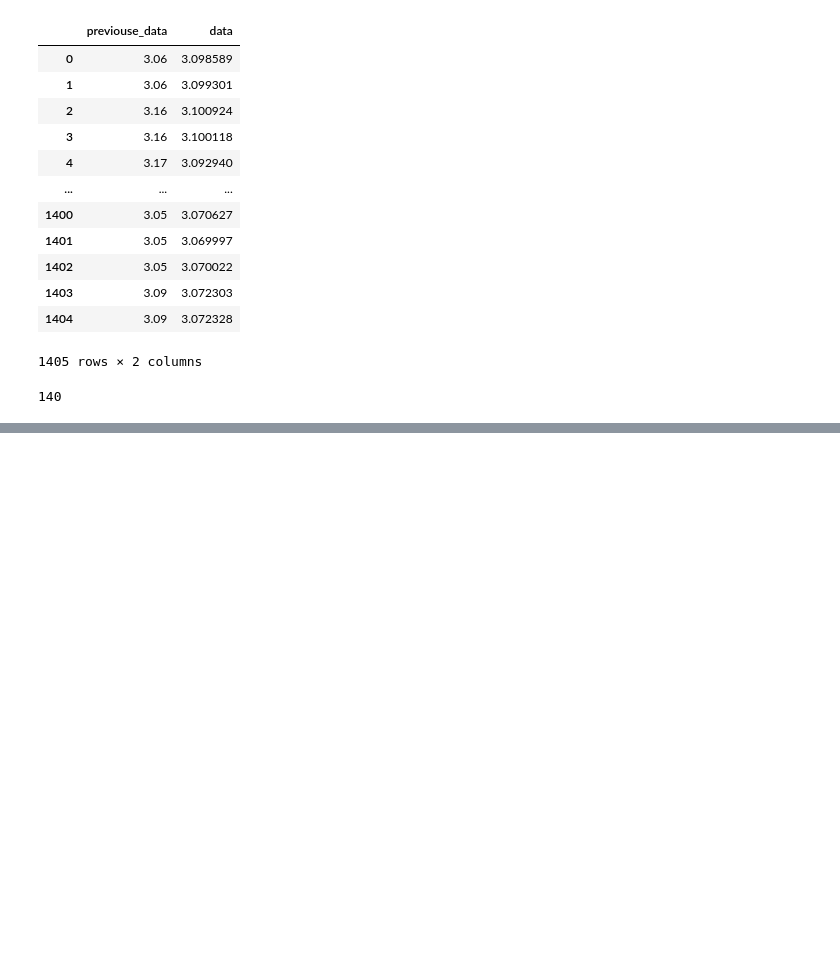
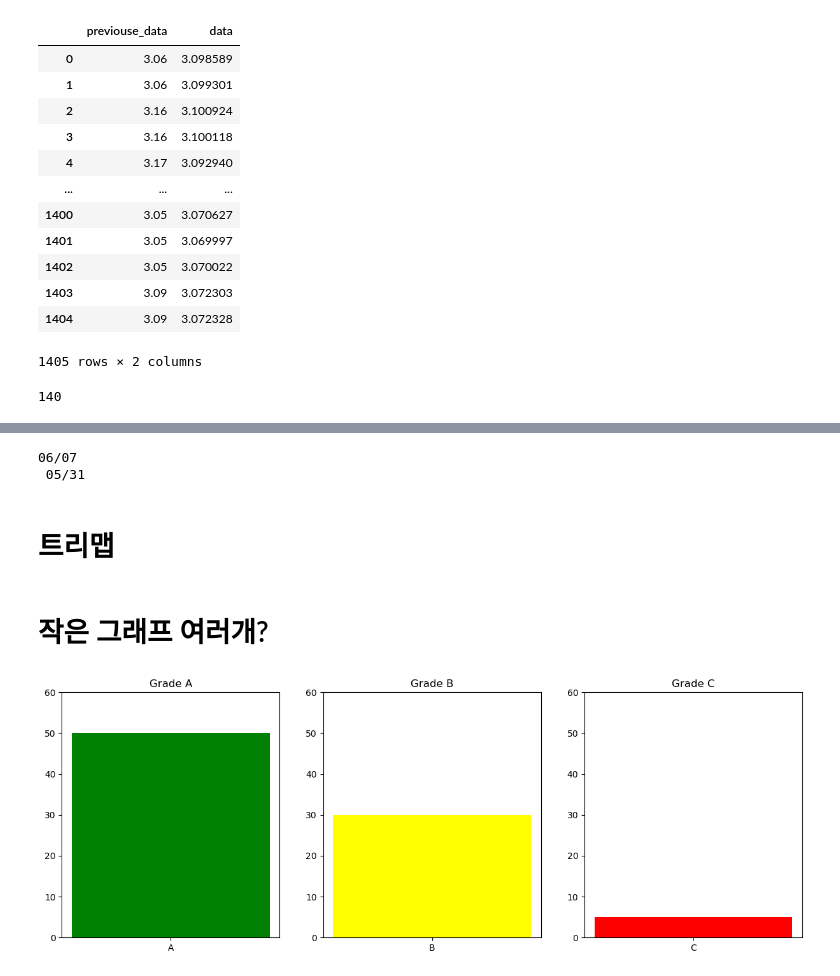
Before and after one commit to voo0o08/computermate_project, a Jupyter notebook: study_plotly/acc_graph.ipynb, the cells around one changed output, grey strips where cells are left out. Saved outputs shown, nothing was run; the diff lists cells and outputs as text; code cells hidden in the pictures; blank space fills up the shorter version.

```diff
--- a/study_plotly/acc_graph.ipynb
+++ b/study_plotly/acc_graph.ipynb
@@ -151,0 +154,16 @@ fig.show()
+# %%
+from datetime import datetime, timedelta
+
+# 현재 날짜와 시각을 가져옴
+now = datetime.now()
+
+# # 오늘을 포함해서 14일 동안의 월,일을 출력
+# for i in range(14):
+#     day = now + timedelta(days=-i)
+#     print(day.strftime("%m-%d"))
+start_day = now.strftime("%m/%d")
+end_day = (now + timedelta(days=-7)).strftime("%m/%d")
+print(start_day,"\n" ,end_day)
+# %% [output]
+06/07
+ 05/31
@@ -151,0 +229,2 @@ fig.show()
+# %% [markdown]
+# 트리맵
@@ -151,0 +251,19 @@ fig.show()
+# %% [markdown]
+# 작은 그래프 여러개?
+# %%
+import matplotlib.pyplot as plt
+
+# Sample data
+grades = ['A', 'B', 'C']
+counts = [50, 30, 5]
+
+fig, axes = plt.subplots(1, 3, figsize=(15, 5))
+
+for ax, grade, count in zip(axes, grades, counts):
+    ax.bar(grade, count, color='green' if grade == 'A' else 'yellow' if grade == 'B' else 'red')
+    ax.set_title(f'Grade {grade}')
+    ax.set_ylim(0, 60)
+
+plt.show()
+# %% [output]
+[figure, added]
```
Also changed, not shown: parts of 3 cells of this notebook, 5 other files.
